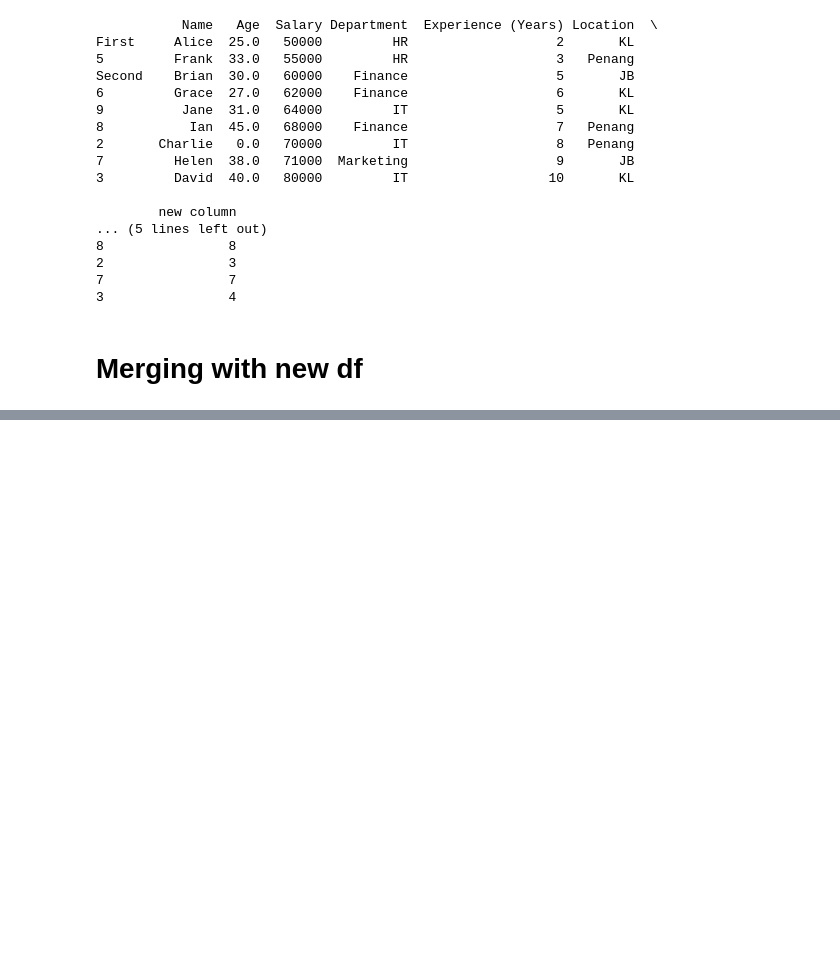
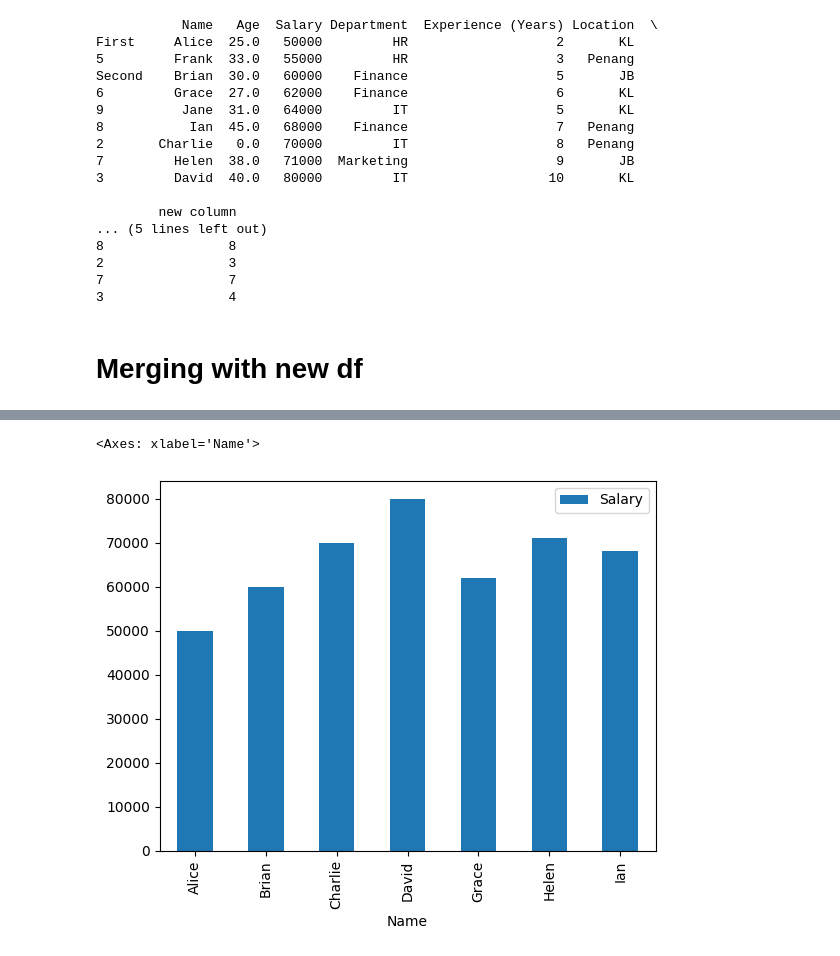
Before and after one commit to ngzhiwei517/NLP, a Jupyter notebook: Data_Preprocessing.ipynb, the cells around one changed output, grey strips where cells are left out. Cells and saved outputs as stored; diff of their text form; code cells hidden in the pictures; blank space fills up the shorter version.

```diff
--- a/Data_Preprocessing.ipynb
+++ b/Data_Preprocessing.ipynb
@@ -356,0 +370,5 @@ print(new_df)
+# %%
+new_df.plot(x="Name",y="Salary",kind="bar")
+# %% [output]
+<Axes: xlabel='Name'>
+[figure, added]
```
Also changed, not shown: parts of 8 cells of this notebook.
